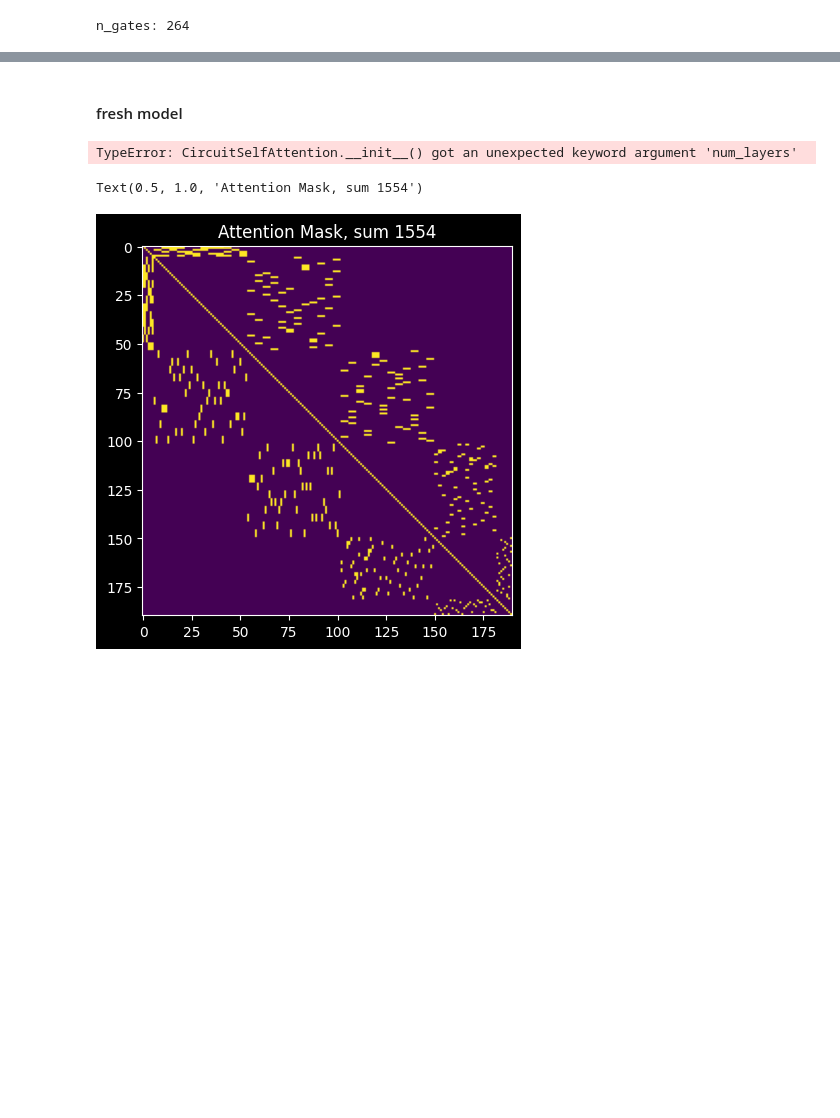
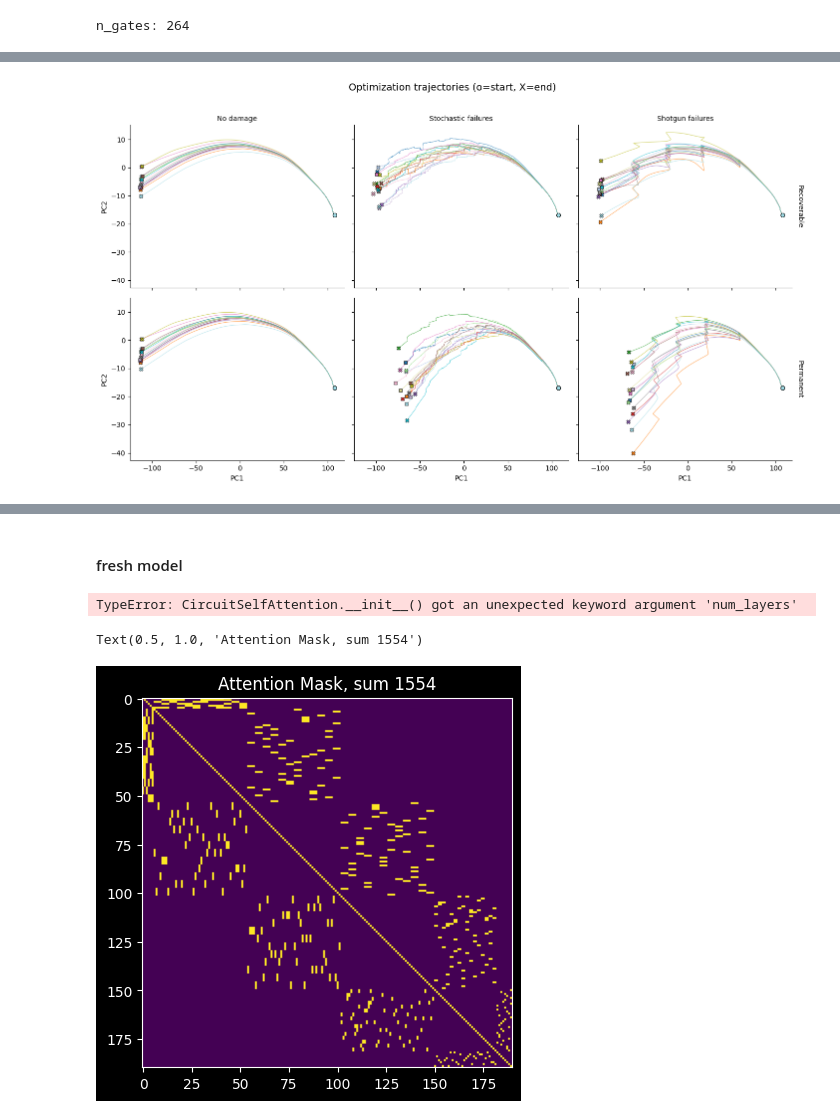
Before and after one commit to GabrielBena/boolean_nca_cc, a Jupyter notebook: random_boolean_nets.ipynb, the cells around one changed output, grey strips where cells are left out. Saved outputs shown, nothing was run; the diff lists cells and outputs as text; code cells hidden in the pictures; blank space fills up the shorter version.

```diff
--- a/random_boolean_nets.ipynb
+++ b/random_boolean_nets.ipynb
@@ -1274,0 +1513,58 @@ plt.show()
+# %%
+# =====================================================================
+# Trajectory LINES per batch, faceted by condition
+# (seaborn FacetGrid + matplotlib line drawing)
+# =====================================================================
+
+
+def draw_trajectory_lines(data, x="PC1", y="PC2", **kwargs):
+    """Map function for FacetGrid: draw one line per batch."""
+    ax = plt.gca()
+    color_map = plt.cm.get_cmap("tab20")
+    batches = data["batch"].unique()
+    for b in batches:
+        sub = data[data["batch"] == b].sort_values("step")
+        c = color_map(b / max(batches.max(), 1))
+        ax.plot(sub[x].values, sub[y].values, color=c, alpha=0.65, lw=0.8)
+        # Start marker
+        ax.scatter(
+            sub[x].iloc[0],
+            sub[y].iloc[0],
+            color=c,
+            s=30,
+            marker="o",
+            edgecolors="k",
+            linewidths=0.5,
+            zorder=5,
+        )
+        # End marker
+        ax.scatter(
+            sub[x].iloc[-1],
+            sub[y].iloc[-1],
+            color=c,
+            s=30,
+            marker="X",
+            edgecolors="k",
+            linewidths=0.5,
+            zorder=5,
+        )
+
+
+g = sns.FacetGrid(
+    traj_df,
+    col="damage_label",
+    row="permanent_label",
+    sharex=True,
+    sharey=True,
+    margin_titles=True,
+    height=4,
+    aspect=1.2,
+)
+g.map_dataframe(draw_trajectory_lines)
+g.set_titles(row_template="{row_name}", col_template="{col_name}")
+g.set_axis_labels("PC1", "PC2")
+g.figure.suptitle("Optimization trajectories (o=start, X=end)", y=1.02, fontsize=14)
+plt.tight_layout()
+plt.show()
+# %% [output]
+[figure, added]
```
Also changed, not shown: parts of 32 cells of this notebook, 10 other files.
